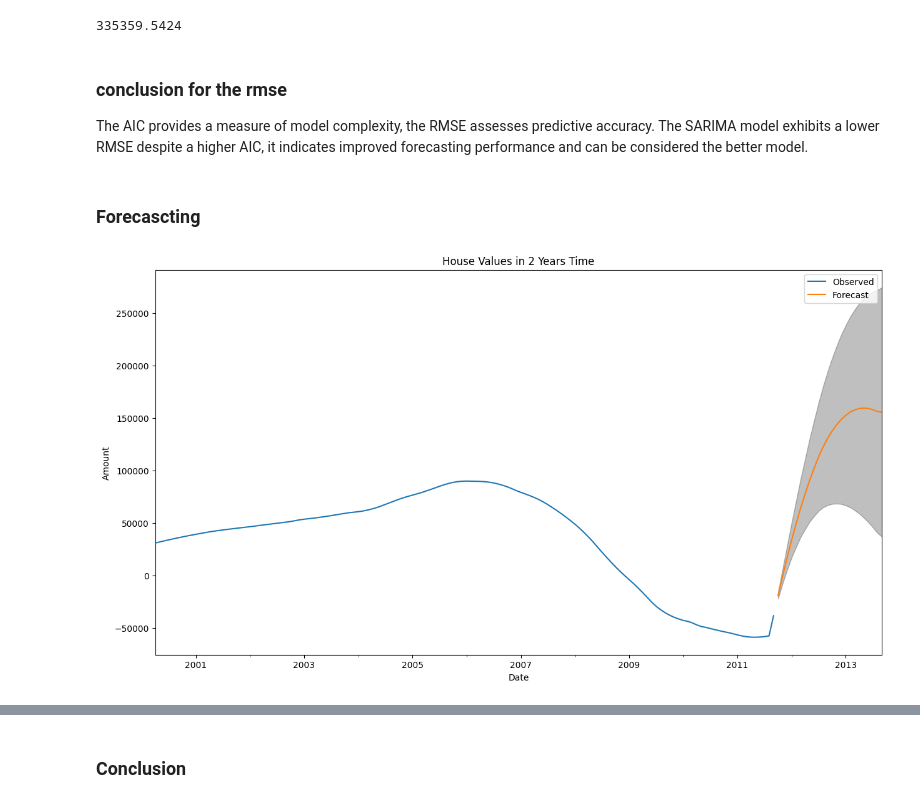
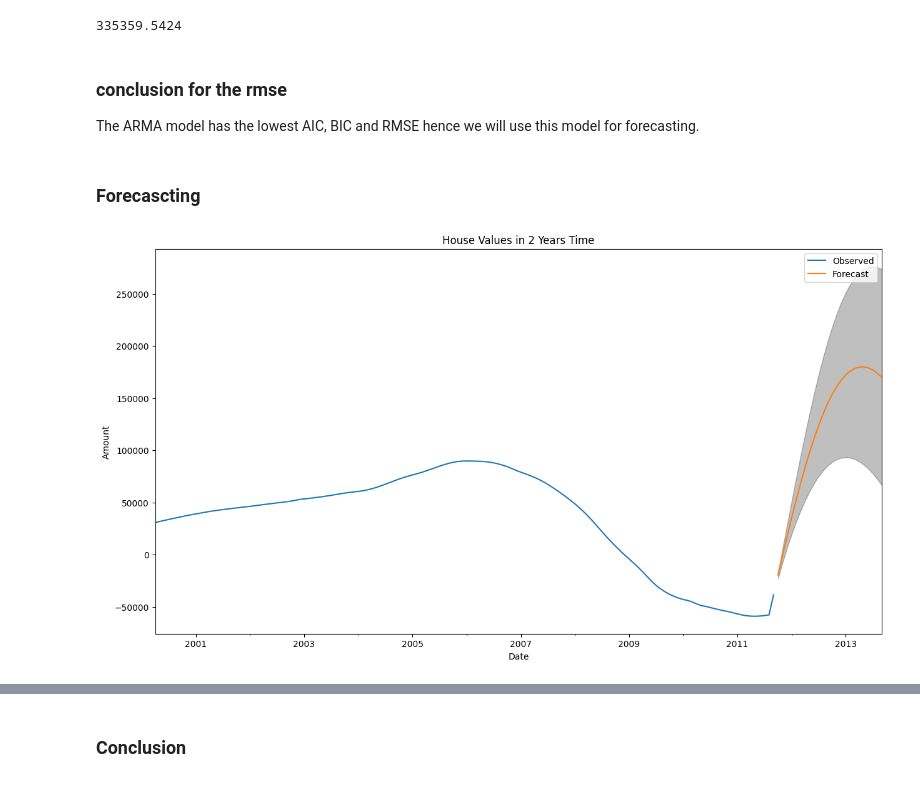
Before and after one commit to Eddie-254/Phase-4-Project, a Jupyter notebook: Main_Notebook.ipynb, the cells around one changed output, grey strips where cells are left out. Drawn from its saved outputs; the diff is of its cells as text; code cells hidden in the pictures.

```diff
--- a/Main_Notebook.ipynb
+++ b/Main_Notebook.ipynb
@@ -1030,7 +1030,7 @@ check_rmse(model_fit, test)
 # %% [markdown]
 ### conclusion for the rmse
 
-The AIC provides a measure of model complexity, the RMSE assesses predictive accuracy. The SARIMA model exhibits a lower RMSE despite a higher AIC, it indicates improved forecasting performance and can be considered the better model.
+The ARMA model has the lowest AIC, BIC and RMSE hence we will use this model for forecasting.
 # %% [markdown]
 ### Forecascting
 # %%
@@ -1053,7 +1053,7 @@ def plot_forecast(data_diff, results, steps):
     plt.legend()
     plt.show()
 # %%
-plot_forecast(train_values, model_fit_seaonal, 24)
+plot_forecast(train_values, res_arma, 24)
 # %% [output]
-[figure, old version]
+[figure, new version]
 # %% [markdown]
```
Also changed, not shown: parts of 6 cells of this notebook.
